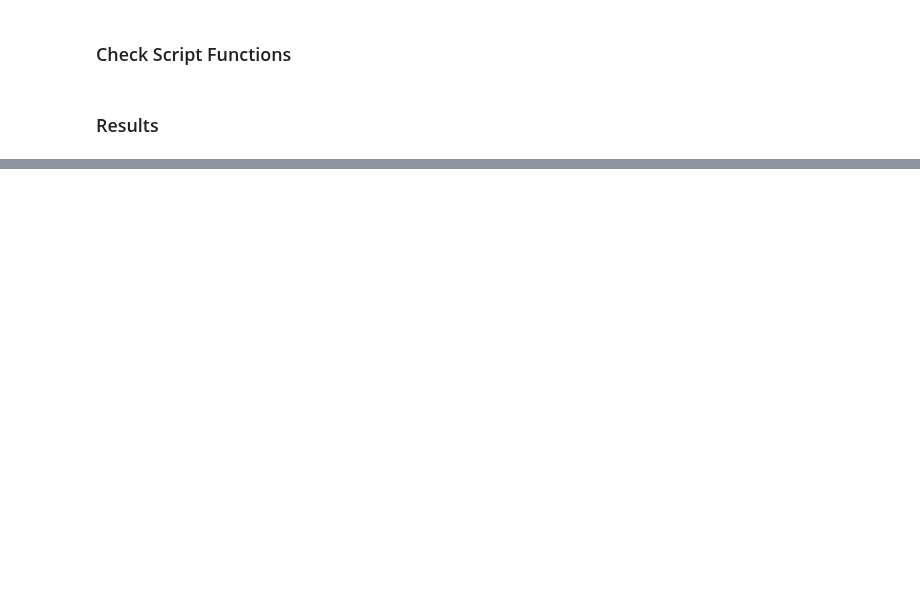
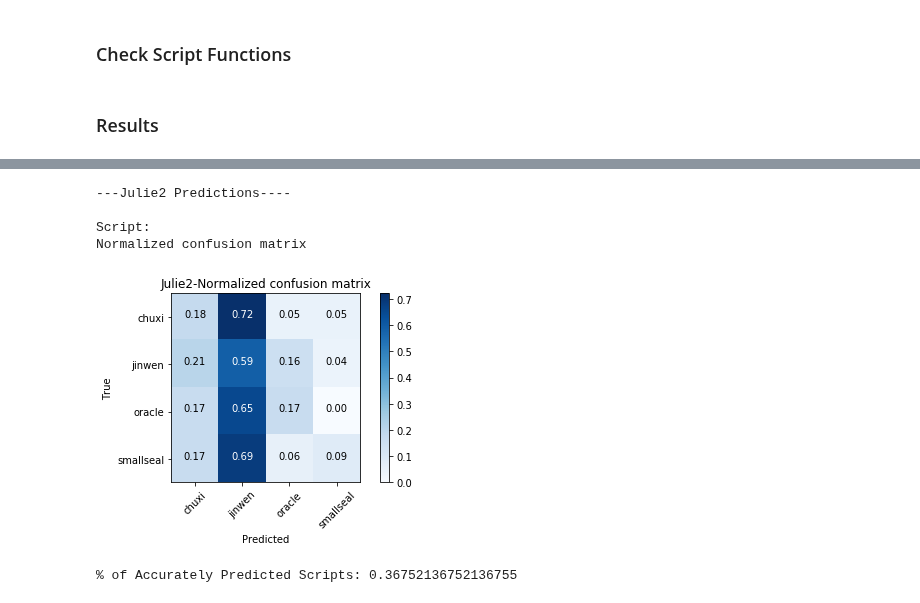
Before and after one commit to kimrharper/data_science_nltk, a Jupyter notebook: chinese_image/check_answers.ipynb, the cells around one changed output, grey strips where cells are left out. Cells and saved outputs as stored; diff of their text form; code cells hidden in the pictures; blank space fills up the shorter version.

```diff
--- a/chinese_image/check_answers.ipynb
+++ b/chinese_image/check_answers.ipynb
@@ -91,0 +153,11 @@ Percentage of Accurately Predicted Scripts: 0.8589743589743589
+# %%
+n = 'Julie2'
+print('\033[1m---{} Predictions----\033[0m'.format(n))
+check_script('julie-holdout_new.csv','script',n)
+# %% [output]
+---Julie2 Predictions----
+
+Script:
+Normalized confusion matrix
+[figure, added]
+% of Accurately Predicted Scripts: 0.36752136752136755
```
Also changed, not shown: parts of 7 cells of this notebook, 9 other files.
